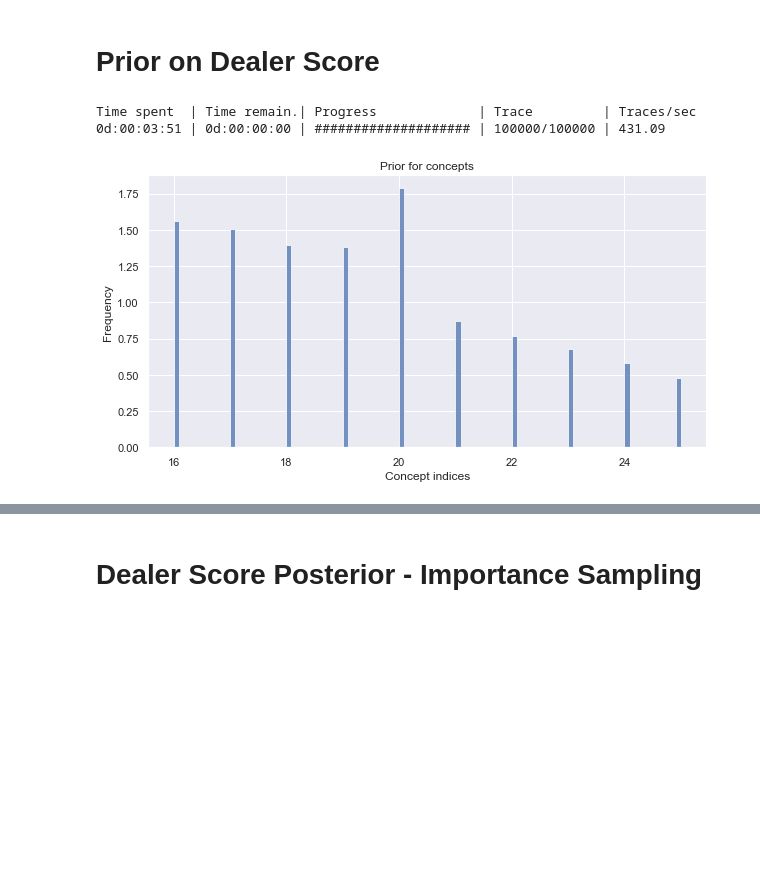
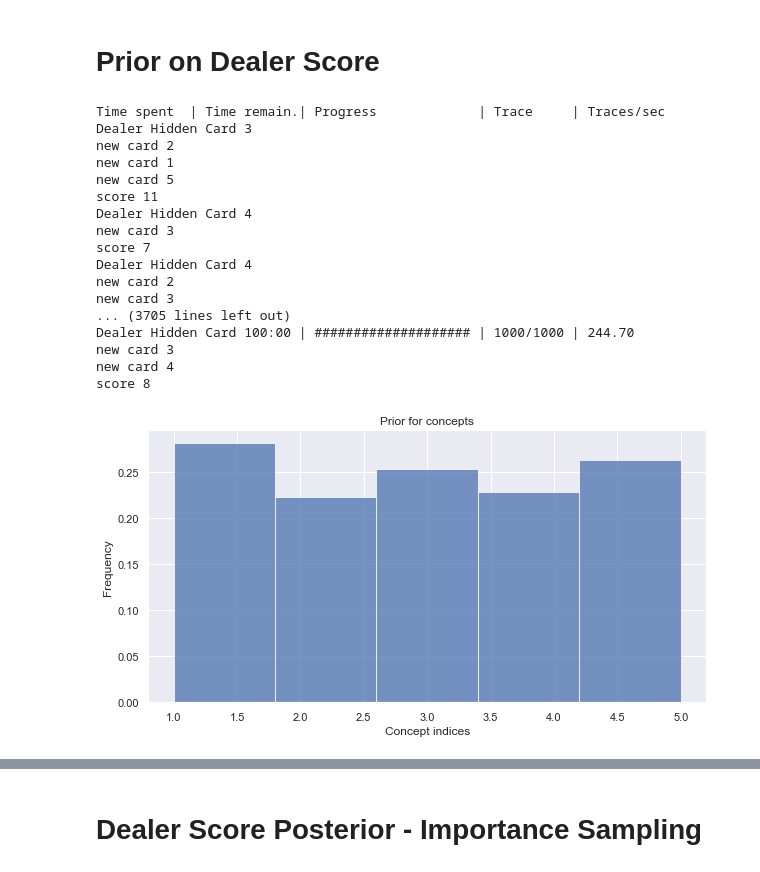
Before and after one commit to ivanjut/inference-compilation-project, a Jupyter notebook: blackjack/blackjack_simple_generative_model.ipynb, the cells around one changed output, grey strips where cells are left out. Saved outputs shown, nothing was run; the diff lists cells and outputs as text; code cells hidden in the pictures; blank space fills up the shorter version.

```diff
--- a/blackjack/blackjack_simple_generative_model.ipynb
+++ b/blackjack/blackjack_simple_generative_model.ipynb
@@ -213,12 +361,27 @@ model.forward()
 # %% [markdown]
 # Prior on Dealer Score
 # %%
-prior = model.prior_results(num_traces=100000)
-prior.plot_histogram(show=False, alpha=0.75, label='empirical prior', bins=99)
+prior = model.prior_results(num_traces=1000)
+prior.plot_histogram(show=False, alpha=0.75, label='empirical prior', bins=5)
 plt.title('Prior for concepts')
 plt.xlabel('Concept indices')
 plt.show()
 # %% [output]
-Time spent  | Time remain.| Progress             | Trace         | Traces/sec
-0d:00:03:51 | 0d:00:00:00 | #################### | 100000/100000 | 431.09
+Time spent  | Time remain.| Progress             | Trace     | Traces/sec
+Dealer Hidden Card 3
+new card 2
+new card 1
+new card 5
+score 11
+Dealer Hidden Card 4
+new card 3
+score 7
+Dealer Hidden Card 4
+new card 2
+new card 3
+... (3705 lines left out)
+Dealer Hidden Card 100:00 | #################### | 1000/1000 | 244.70
+new card 3
+new card 4
+score 8
-[figure, old version]
+[figure, new version]
```
Also changed, not shown: parts of 32 cells of this notebook.
